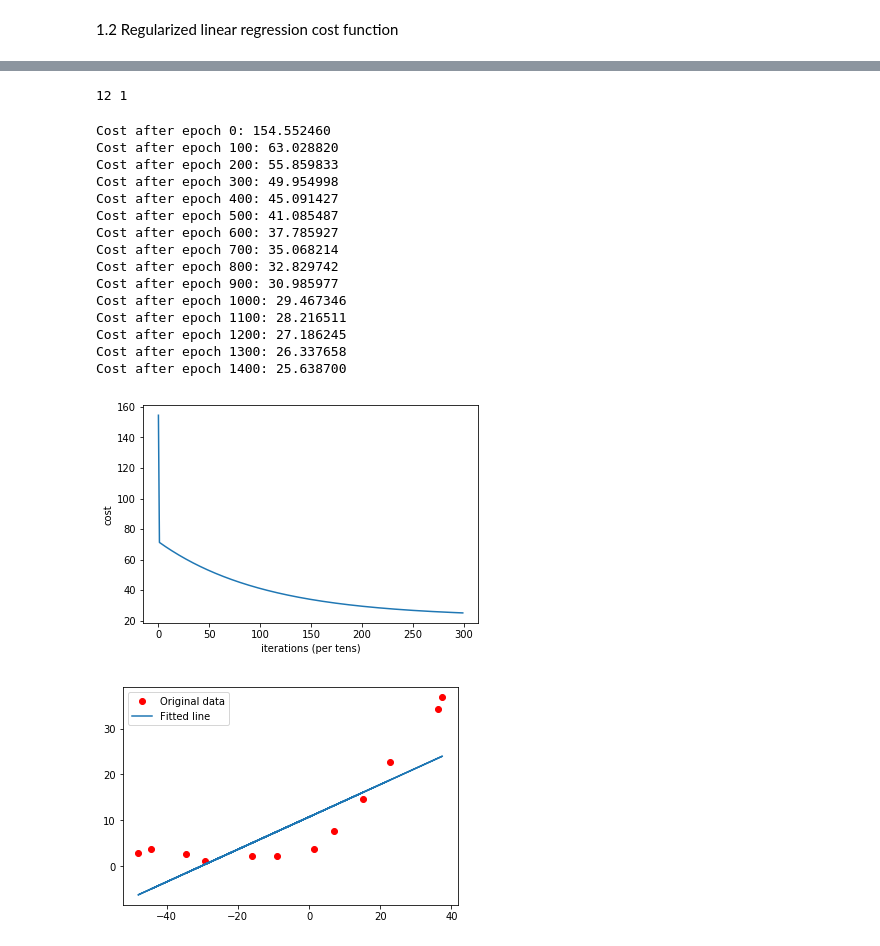
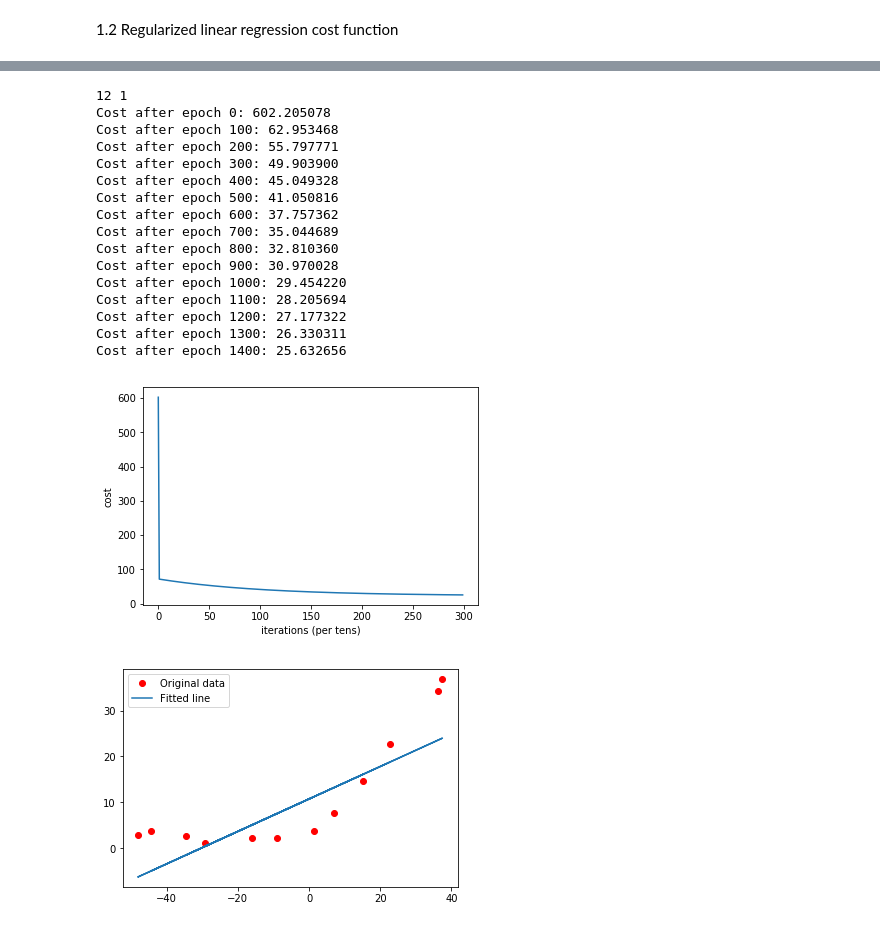
Before and after one commit to dli98/MachineLearning-python, a Jupyter notebook: ex5/learning5.ipynb, the cells around one changed output, grey strips where cells are left out. Saved outputs shown, nothing was run; the diff lists cells and outputs as text; code cells hidden in the pictures.

```diff
--- a/ex5/learning5.ipynb
+++ b/ex5/learning5.ipynb
@@ -40,10 +39,0 @@ Tensor("Add_1:0", shape=(?, 1), dtype=float32)
-# %%
-m, n= train_X.shape
-print(m, n)
-cost = tf.reduce_sum(tf.square(pred - train_y))/ (2 * m)
-
-optimizer = tf.train.GradientDescentOptimizer(learning_rate=0.001).minimize(cost)
-# Initialize the variables (i.e. assign their default value)
-init = tf.global_variables_initializer()
-# %% [output]
-12 1
@@ -50,42 +67,32 @@ init = tf.global_variables_initializer()
 # %%
-epochs = 1500
-costs = []
-with tf.Session() as sess:
-    sess.run(init)
-    # J = sess.run(cost, feed_dict={X: train_X, Y: train_y})
-    # print(J)
-    for epoch in range(epochs):
-        _, epoch_cost = sess.run([optimizer, cost], feed_dict={X:train_X, Y:train_y})
-        # Print the cost every epoch
-        if epoch % 100 == 0:
-            print("Cost after epoch %i: %f" % (epoch, epoch_cost))
-        if epoch % 5 == 0:
-            costs.append(epoch_cost)
-    # plot the cost
-    plt.plot(np.squeeze(costs))
-    plt.ylabel('cost')
-    plt.xlabel('iterations (per tens)')
-    plt.show()
+#  Fitting linear regression 拟合线性回归
+costs, W, b = model(train_X, train_y, lambd=0.0)
+# plot the cost
+plt.plot(np.squeeze(costs))
+plt.ylabel('cost')
+plt.xlabel('iterations (per tens)')
+plt.show()
 
-    plt.plot(train_X, train_y, 'ro', label='Original data')
-    plt.plot(train_X, sess.run(W) * train_X + sess.run(b), label='Fitted line')
-    plt.legend()
-    plt.show()
+plt.plot(train_X, train_y, 'ro', label='Original data')
+plt.plot(train_X, W * train_X + b, label='Fitted line')
+plt.legend()
+plt.show()
 # %% [output]
-Cost after epoch 0: 154.552460
-Cost after epoch 100: 63.028820
-Cost after epoch 200: 55.859833
-Cost after epoch 300: 49.954998
-Cost after epoch 400: 45.091427
-Cost after epoch 500: 41.085487
-Cost after epoch 600: 37.785927
-Cost after epoch 700: 35.068214
-Cost after epoch 800: 32.829742
-Cost after epoch 900: 30.985977
-Cost after epoch 1000: 29.467346
-Cost after epoch 1100: 28.216511
-Cost after epoch 1200: 27.186245
-Cost after epoch 1300: 26.337658
-Cost after epoch 1400: 25.638700
+12 1
+Cost after epoch 0: 602.205078
+Cost after epoch 100: 62.953468
+Cost after epoch 200: 55.797771
+Cost after epoch 300: 49.903900
+Cost after epoch 400: 45.049328
+Cost after epoch 500: 41.050816
+Cost after epoch 600: 37.757362
+Cost after epoch 700: 35.044689
+Cost after epoch 800: 32.810360
+Cost after epoch 900: 30.970028
+Cost after epoch 1000: 29.454220
+Cost after epoch 1100: 28.205694
+Cost after epoch 1200: 27.177322
+Cost after epoch 1300: 26.330311
+Cost after epoch 1400: 25.632656
-[figure, old version]
+[figure, new version]
 [figure]
```
Also changed, not shown: parts of 4 cells of this notebook.
